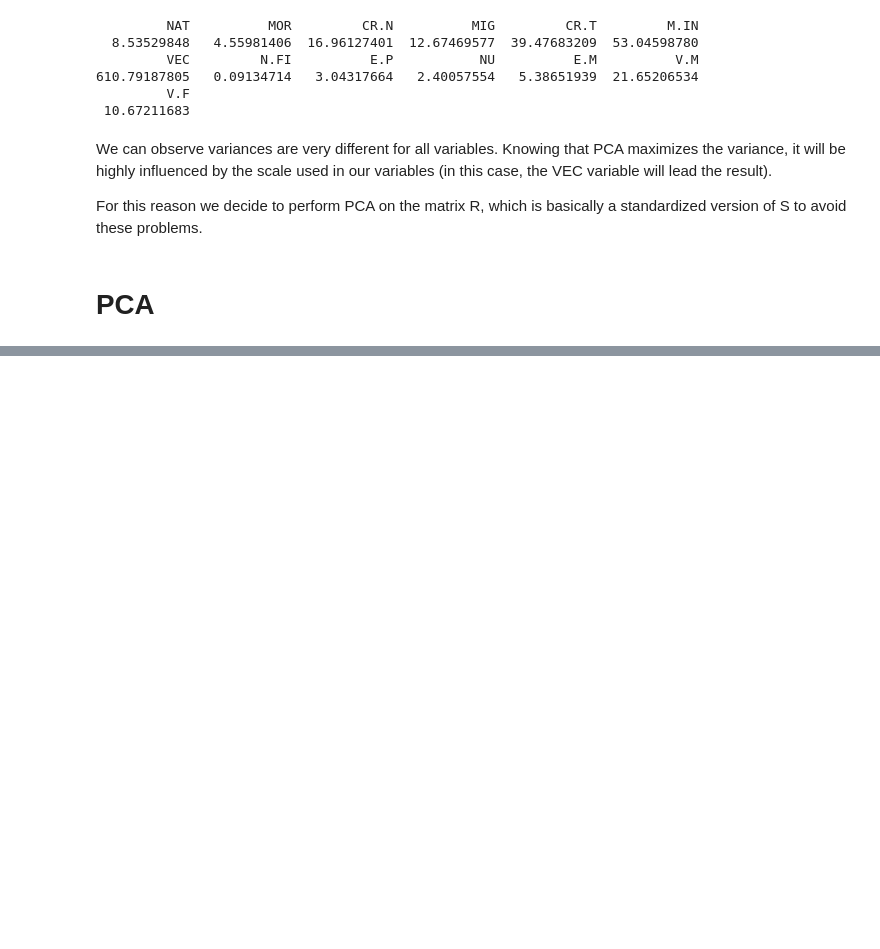
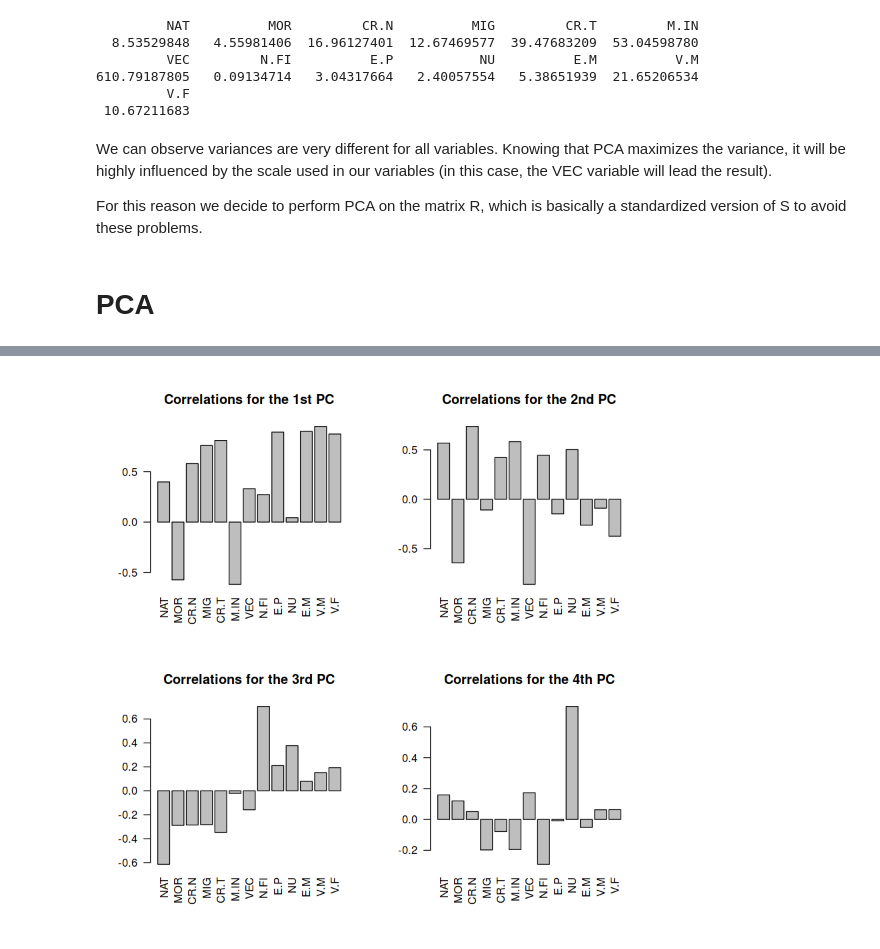
Before and after one commit to gsarti/mlda-course-units, a Jupyter notebook: 14_pca/pca.ipynb, the cells around one changed output, grey strips where cells are left out. Saved outputs shown, nothing was run; the diff lists cells and outputs as text; code cells hidden in the pictures; blank space fills up the shorter version.

```diff
--- a/14_pca/pca.ipynb
+++ b/14_pca/pca.ipynb
@@ -252,0 +348,12 @@ For this reason we decide to perform PCA on the matrix R, which is basically a s
+# %%
+# %*% is a matrix product
+# corr = V * sqrt(lambda)
+corr <- PCdemo$rot[,1:4] %*% diag(PCdemo$sdev[1:4])
+# %%
+par(mfrow=c(2,2))
+barplot(corr[,1], main="Correlations for the 1st PC", las=2)
+barplot(corr[,2], main="Correlations for the 2nd PC", las=2)
+barplot(corr[,3], main="Correlations for the 3rd PC", las=2)
+barplot(corr[,4], main="Correlations for the 4th PC", las=2)
+# %% [output]
+[figure, added]
```
Also changed, not shown: parts of 22 cells of this notebook.
